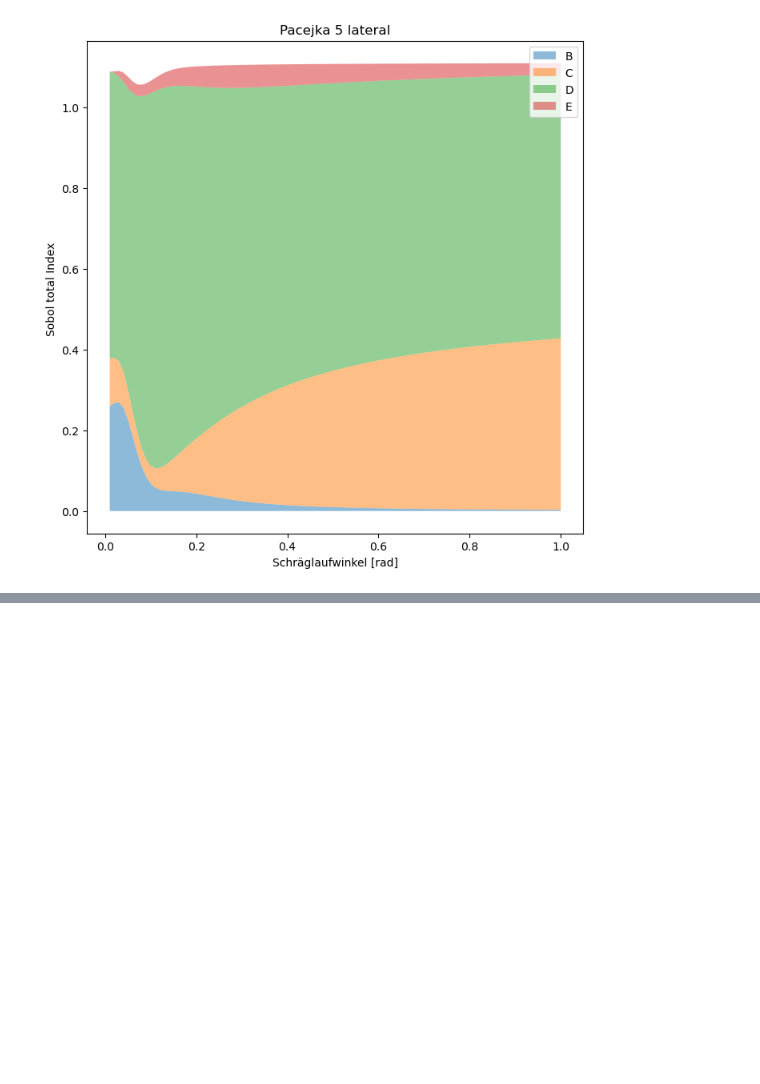
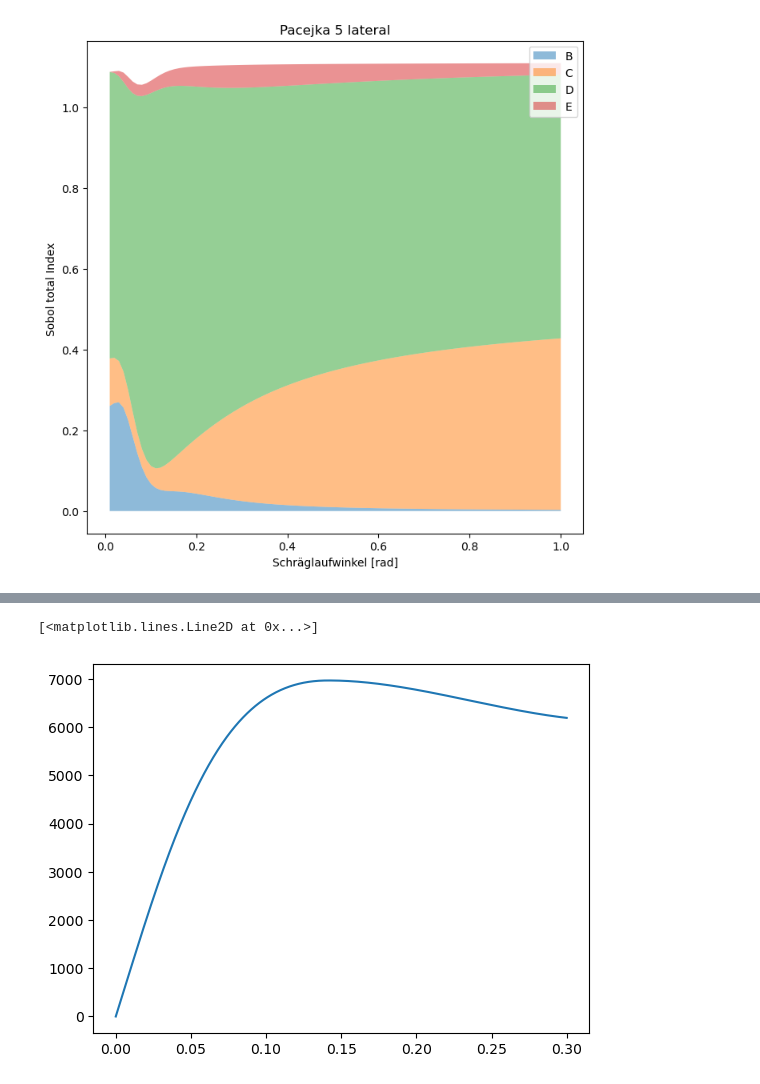
Before and after one commit to BenediktRuhland/SA-Tire-model, a Jupyter notebook: global SA/globaleSA_BA.ipynb, the cells around one changed output, grey strips where cells are left out. Drawn from its saved outputs; the diff is of its cells as text; code cells hidden in the pictures; blank space fills up the shorter version.

```diff
--- a/global SA/globaleSA_BA.ipynb
+++ b/global SA/globaleSA_BA.ipynb
@@ -386,0 +517,14 @@ KeyError: 'Samples'
+# %%
+import sys
+import os
+sys.path.insert(0, os.path.abspath('../model'))
+import TMeasy as tm
+
+SX = np.linspace(-1,1,1000)
+SY = np.linspace(0,0.3,1000)
+Fy_params_alt = [1.17442284e+05 ,6.96692988e+03 ,6.19030406e+03, 1.40228962e-01,3.33896904e-01 ,3.52710315e+00]
+F = tm.calcFY(SX, SY, *Fy_params_alt)
+plt.plot(SY,F)
+# %% [output]
+[<matplotlib.lines.Line2D at 0x...>]
+[figure, added]
```
Also changed, not shown: parts of 14 cells of this notebook, 3 other files.
